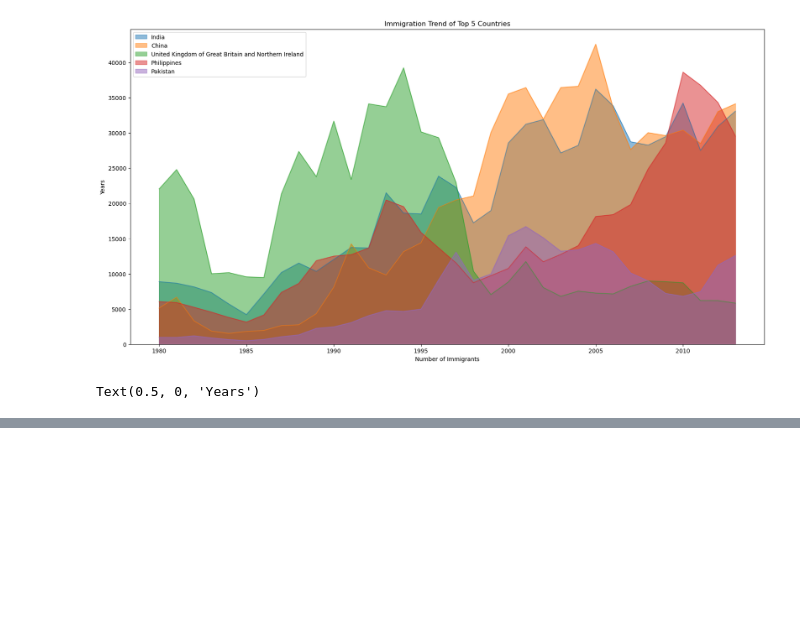
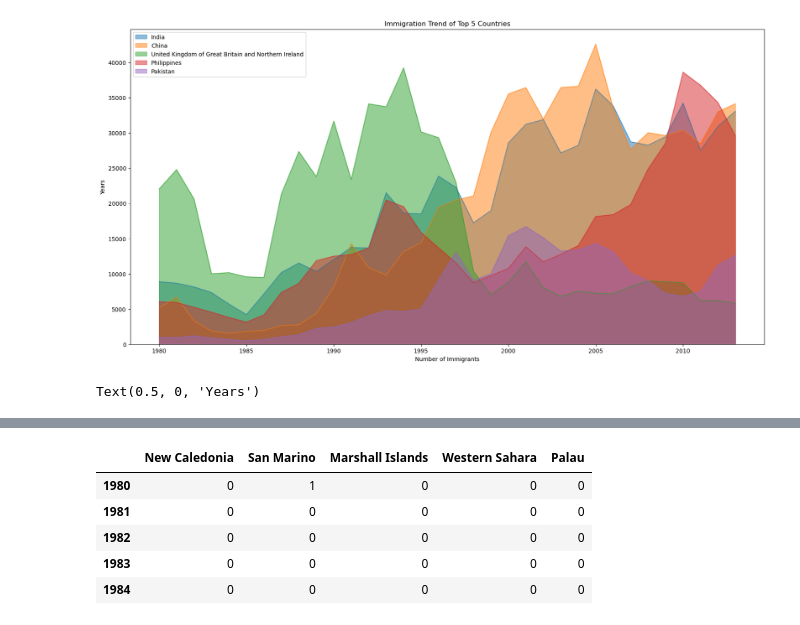
Before and after one commit to CyberWol-12/Data_Visualization_with_Python, a Jupyter notebook: data_visualizataion_with_python/2.matplotlib_lineplot.ipynb, the cells around one changed output, grey strips where cells are left out. Cells and saved outputs as stored; diff of their text form; code cells hidden in the pictures; blank space fills up the shorter version.

```diff
--- a/data_visualizataion_with_python/2.matplotlib_lineplot.ipynb
+++ b/data_visualizataion_with_python/2.matplotlib_lineplot.ipynb
@@ -191,0 +203,10 @@ Text(0.5, 0, 'Years')
+# %%
+least5 = least5[years].transpose()
+least5.head()
+# %% [output]
+|  | New Caledonia | San Marino | Marshall Islands | Western Sahara | Palau |
+| 1980 | 0 | 1 | 0 | 0 | 0 |
+| 1981 | 0 | 0 | 0 | 0 | 0 |
+| 1982 | 0 | 0 | 0 | 0 | 0 |
+| 1983 | 0 | 0 | 0 | 0 | 0 |
+| 1984 | 0 | 0 | 0 | 0 | 0 |
```
Also changed, not shown: parts of 2 cells of this notebook.
